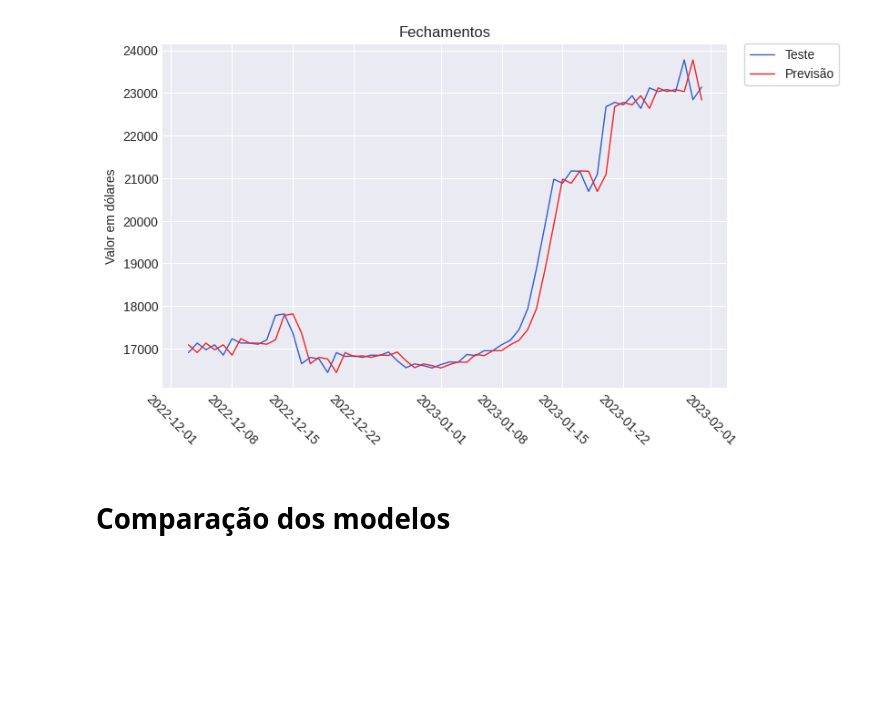
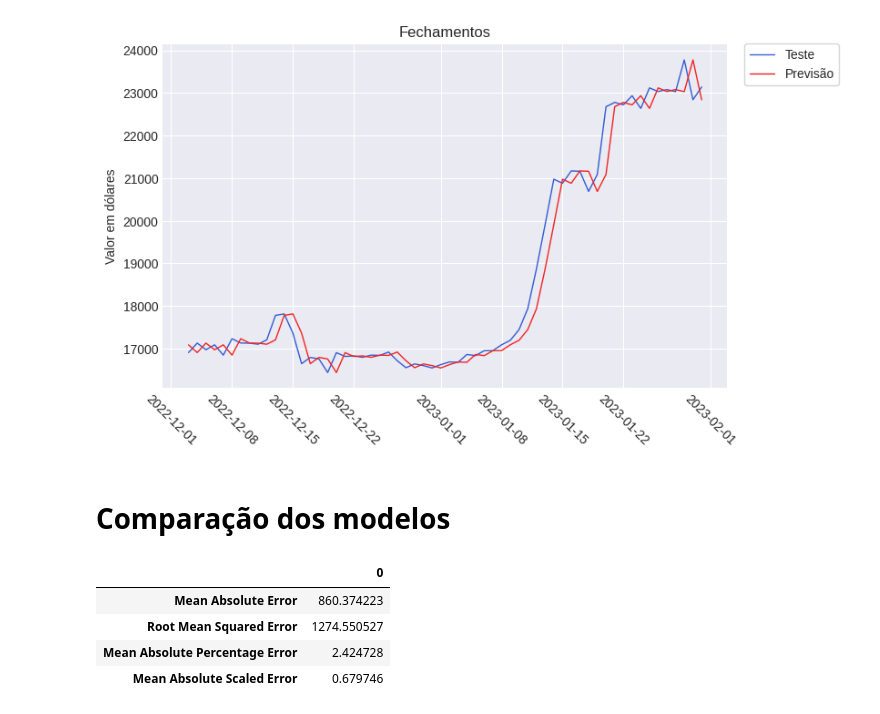
Before and after one commit to flohmannjr/tensorflow_curso, a Jupyter notebook: TensorFlow_MP3_BitPredict.ipynb, the cells around one changed output. Saved outputs shown, nothing was run; the diff lists cells and outputs as text; code cells hidden in the pictures; blank space fills up the shorter version.

```diff
--- a/TensorFlow_MP3_BitPredict.ipynb
+++ b/TensorFlow_MP3_BitPredict.ipynb
@@ -217,6 +249,11 @@ metricas[0] = {'Mean Absolute Error': mae,
 # %% [markdown]
 # Comparação dos modelos
 # %%
-# metricas = pd.DataFrame([m for m in metricas if m is not None])
-# metricas
+pd.DataFrame([m for m in metricas if m is not None]).T
+# %% [output]
+|  | 0 |
+| Mean Absolute Error | 860.374223 |
+| Root Mean Squared Error | 1274.550527 |
+| Mean Absolute Percentage Error | 2.424728 |
+| Mean Absolute Scaled Error | 0.679746 |
 # %%
```
Also changed, not shown: parts of 6 cells of this notebook.
